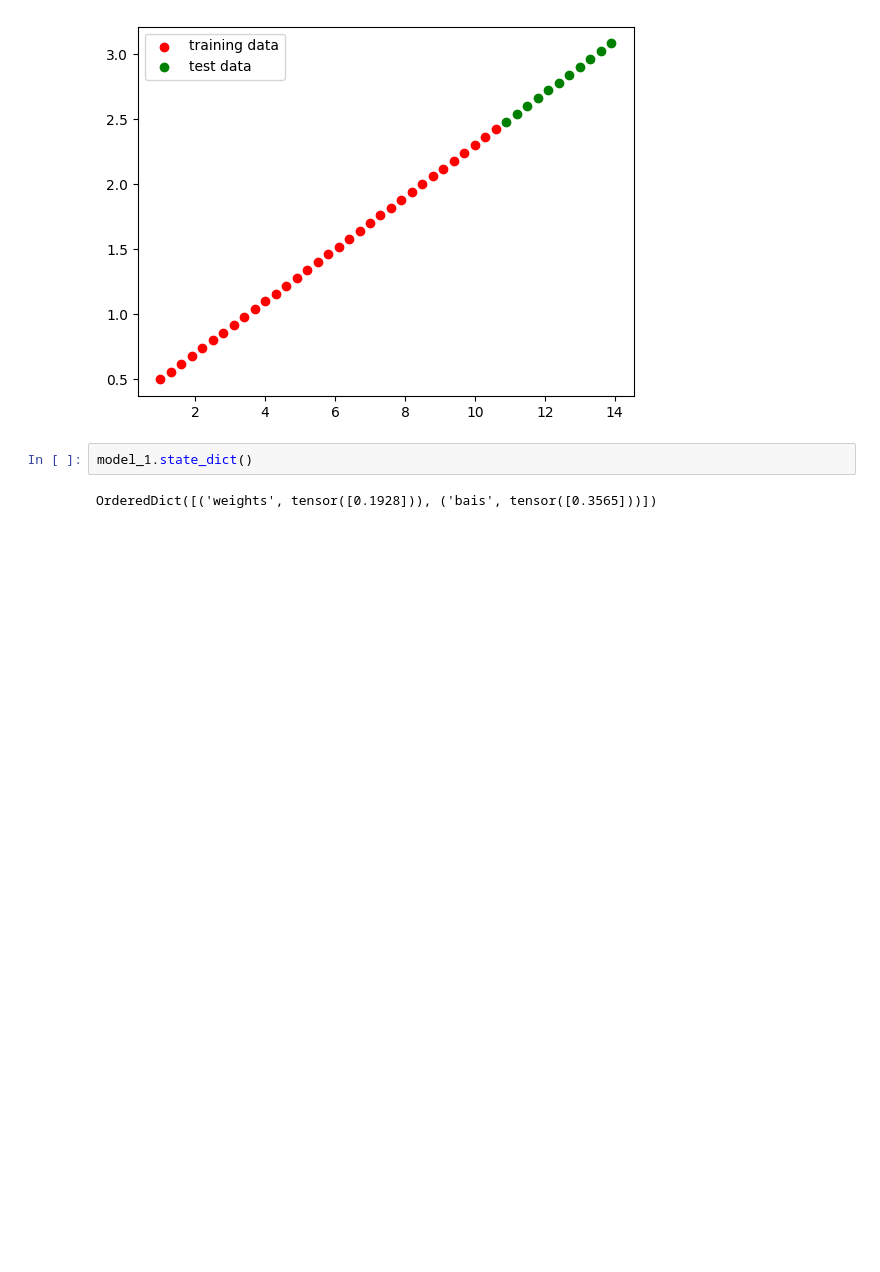
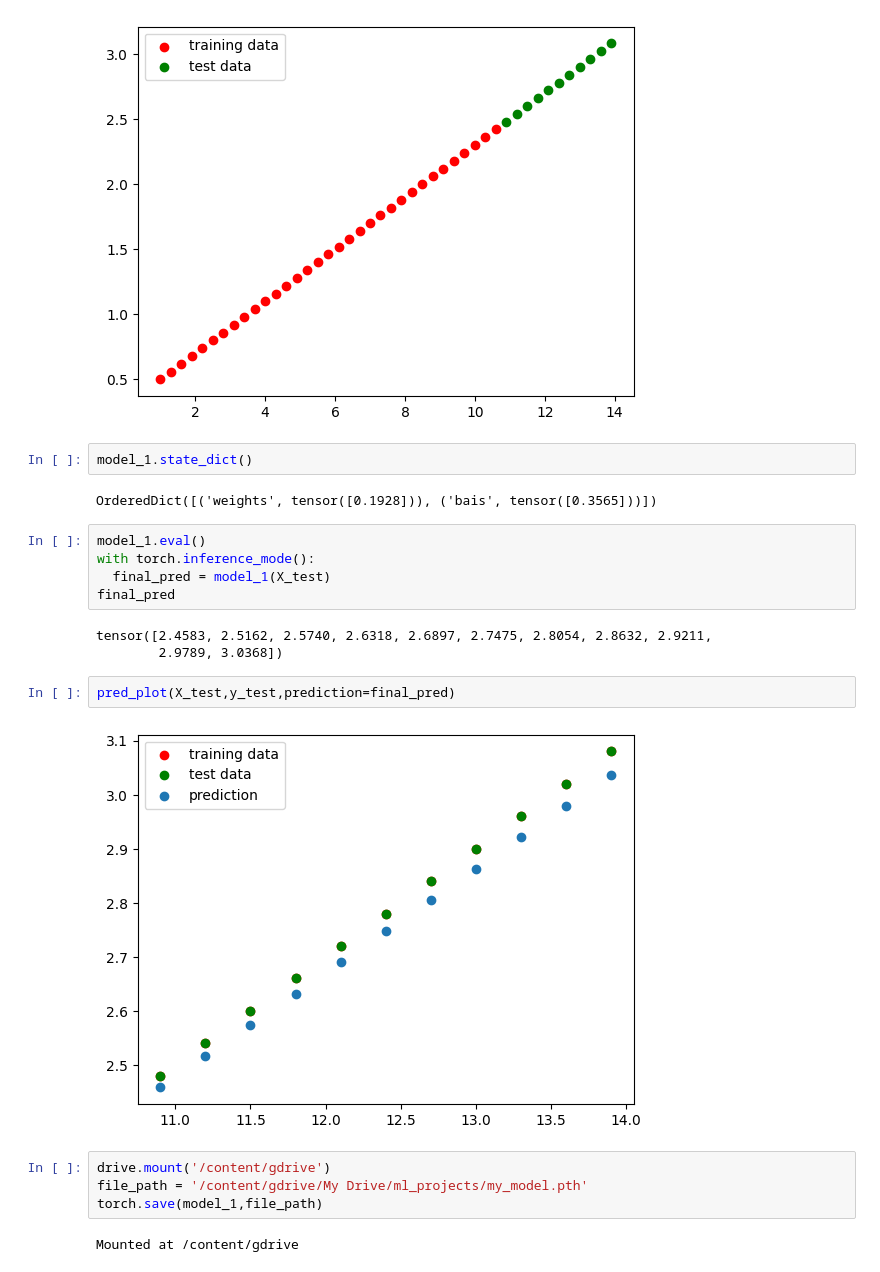
Before and after one commit to AnujKrishnaPhuyal/LinearRegression, a Jupyter notebook: lineraRegression.ipynb, the cells around one changed output. Drawn from its saved outputs; the diff is of its cells as text; blank space fills up the shorter version.

```diff
--- a/lineraRegression.ipynb
+++ b/lineraRegression.ipynb
@@ -151,3 +152,21 @@ pred_plot()
 model_1.state_dict()
 # %% [output]
 OrderedDict([('weights', tensor([0.1928])), ('bais', tensor([0.3565]))])
+# %%
+model_1.eval()
+with torch.inference_mode():
+  final_pred = model_1(X_test)
+final_pred
+# %% [output]
+tensor([2.4583, 2.5162, 2.5740, 2.6318, 2.6897, 2.7475, 2.8054, 2.8632, 2.9211,
+        2.9789, 3.0368])
+# %%
+pred_plot(X_test,y_test,prediction=final_pred)
+# %% [output]
+[figure, added]
+# %%
+drive.mount('/content/gdrive')
+file_path = '/content/gdrive/My Drive/ml_projects/my_model.pth'
+torch.save(model_1,file_path)
+# %% [output]
+Mounted at /content/gdrive
```
Also changed, not shown: parts of 1 cell of this notebook.
